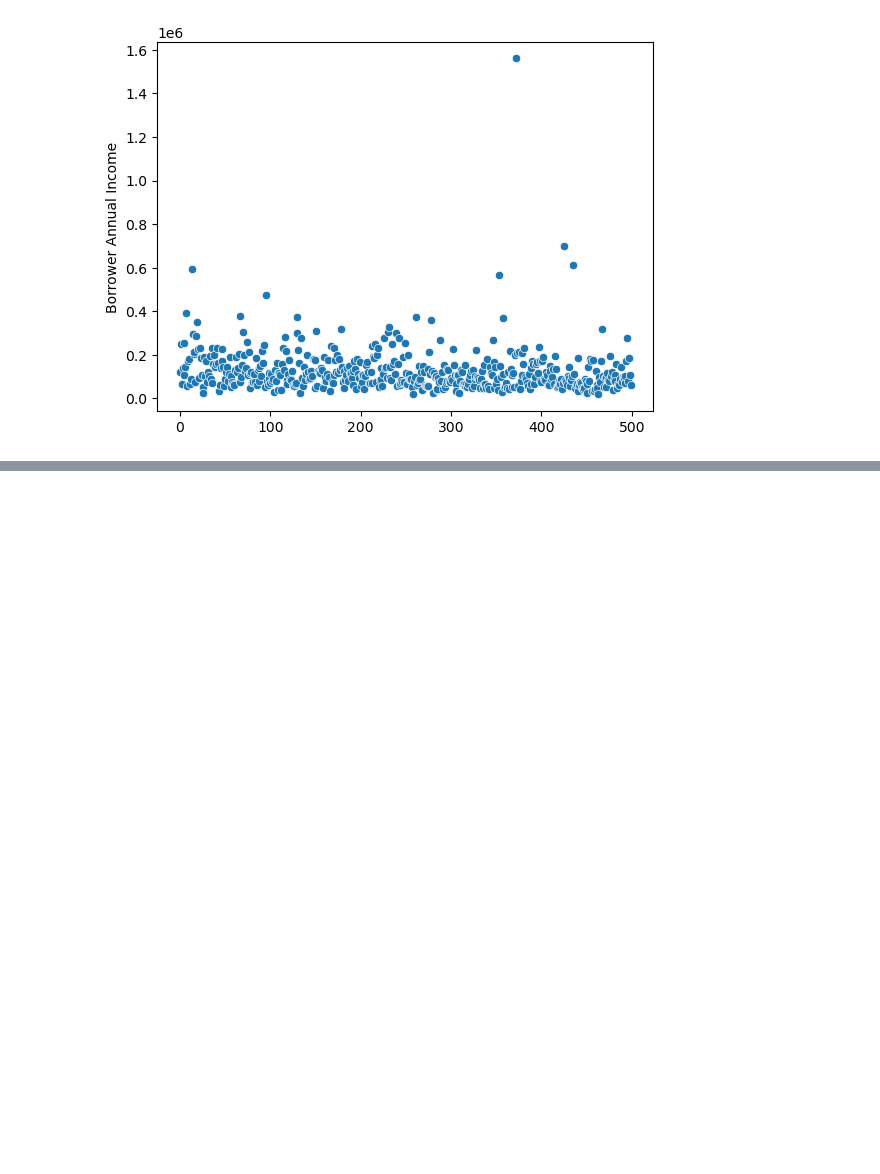
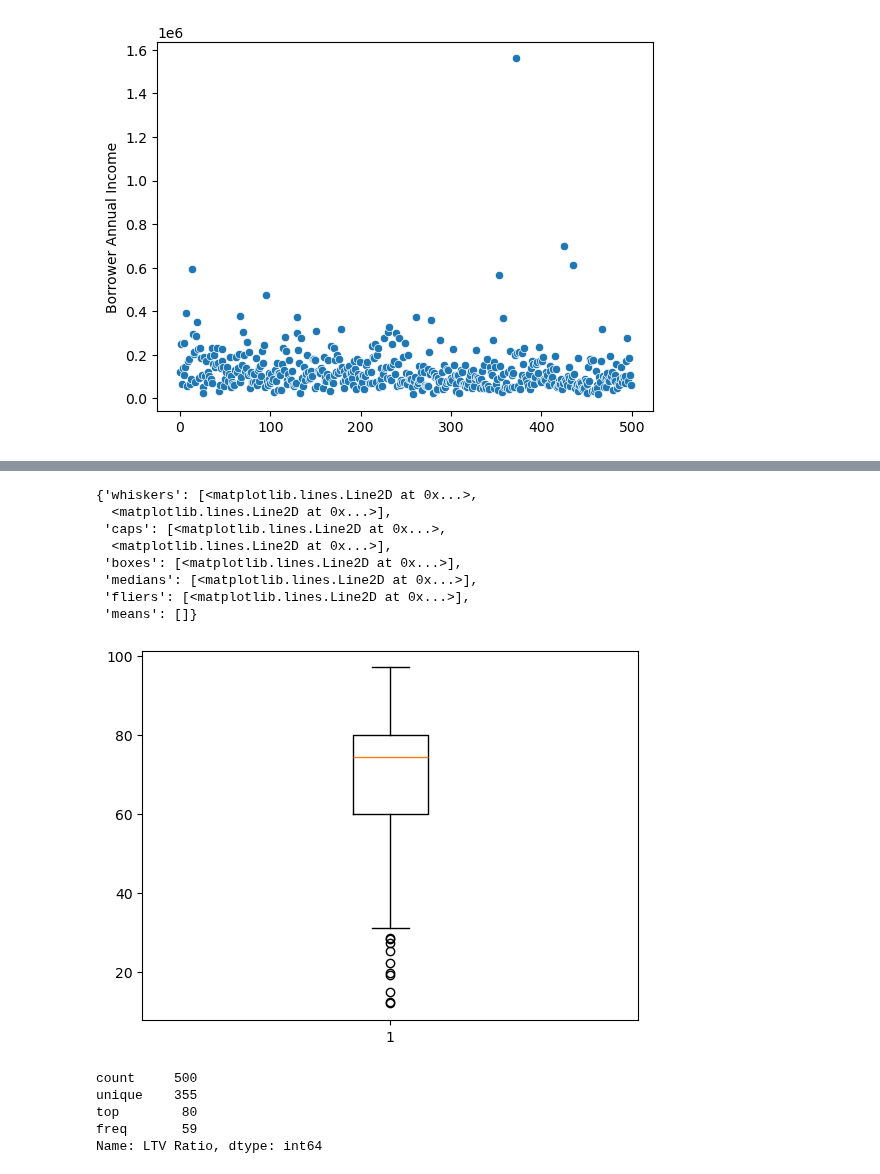
Before and after one commit to KunalNeon/CommBank, a Jupyter notebook: dataSet.ipynb, the cells around one changed output, grey strips where cells are left out. Cells and saved outputs as stored; diff of their text form; code cells hidden in the pictures; blank space fills up the shorter version.

```diff
--- a/dataSet.ipynb
+++ b/dataSet.ipynb
@@ -1039,0 +1064,20 @@ sns.scatterplot(new_data_for_cluster["Borrower Annual Income"])
+# %%
+myplot.boxplot(new_data_for_cluster["LTV Ratio"])
+# %% [output]
+{'whiskers': [<matplotlib.lines.Line2D at 0x...>,
+  <matplotlib.lines.Line2D at 0x...>],
+ 'caps': [<matplotlib.lines.Line2D at 0x...>,
+  <matplotlib.lines.Line2D at 0x...>],
+ 'boxes': [<matplotlib.lines.Line2D at 0x...>],
+ 'medians': [<matplotlib.lines.Line2D at 0x...>],
+ 'fliers': [<matplotlib.lines.Line2D at 0x...>],
+ 'means': []}
+[figure, added]
+# %%
+dtype(new_data_for_cluster["LTV Ratio"]).describe()
+# %% [output]
+count     500
+unique    355
+top        80
+freq       59
+Name: LTV Ratio, dtype: int64
```
Also changed, not shown: parts of 2 cells of this notebook.
